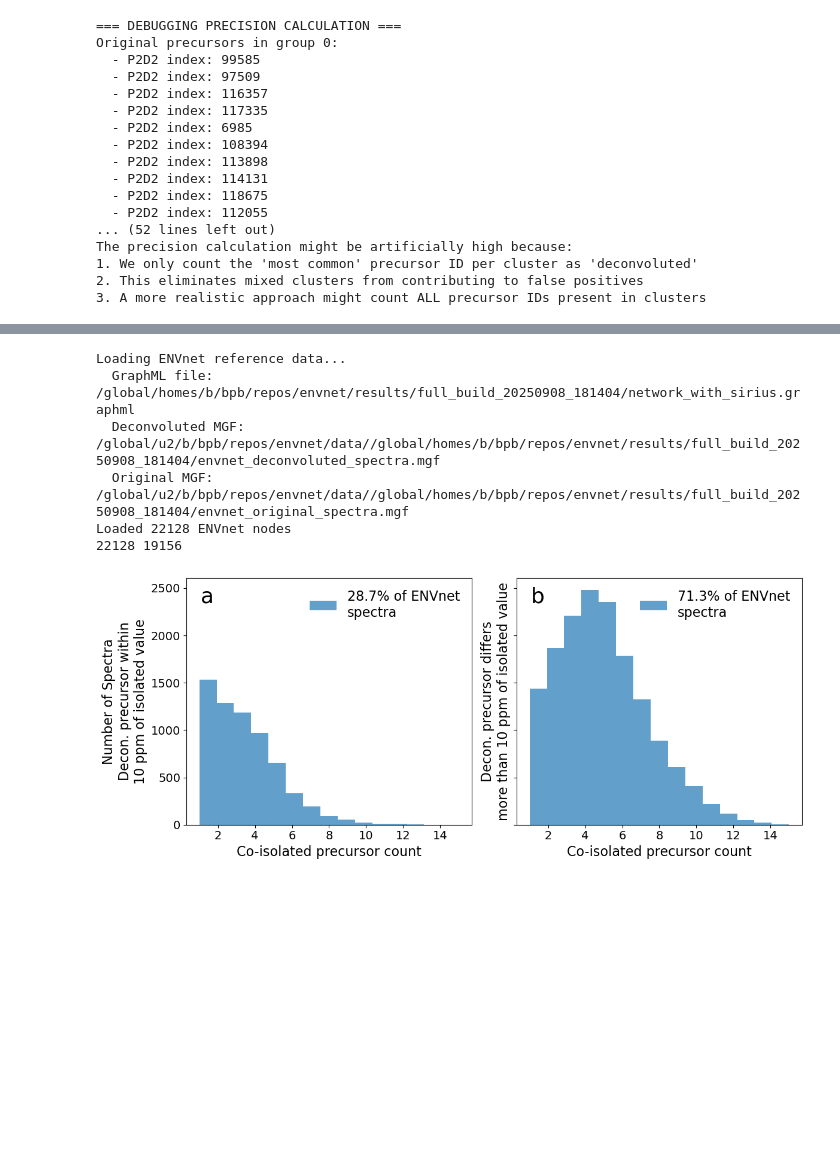
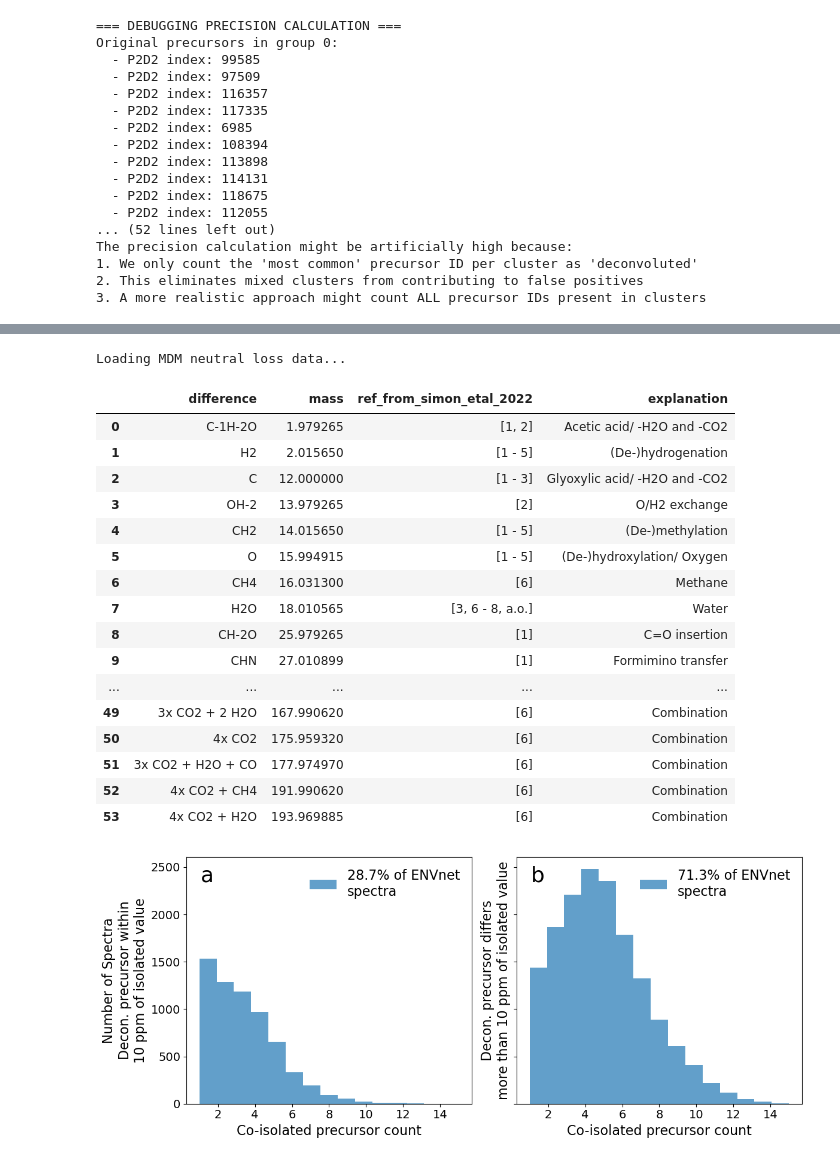
Before and after one commit to biorack/envnet, a Jupyter notebook: notebooks/make_deconvolution_validation_figures.ipynb, the cells around one changed output, grey strips where cells are left out. Cells and saved outputs as stored; diff of their text form; code cells hidden in the pictures; blank space fills up the shorter version.

```diff
--- a/notebooks/make_deconvolution_validation_figures.ipynb
+++ b/notebooks/make_deconvolution_validation_figures.ipynb
@@ -236,21 +271,28 @@ else:
+# %%
+print("Loading MDM neutral loss data...")
+mdm_path = Path(PYTHONPATH) / "envnet" / "data" / "mdm_neutral_losses.csv"
+mdm_df = pd.read_csv(mdm_path)
+mdm_df
+# %% [output]
+Loading MDM neutral loss data...
+|  | difference | mass | ref_from_simon_etal_2022 | explanation |
+| 0 | C-1H-2O | 1.979265 | [1, 2] | Acetic acid/ -H2O and -CO2 |
+| 1 | H2 | 2.015650 | [1 - 5] | (De-)hydrogenation |
+| 2 | C | 12.000000 | [1 - 3] | Glyoxylic acid/ -H2O and -CO2 |
+| 3 | OH-2 | 13.979265 | [2] | O/H2 exchange |
+| 4 | CH2 | 14.015650 | [1 - 5] | (De-)methylation |
+| 5 | O | 15.994915 | [1 - 5] | (De-)hydroxylation/ Oxygen |
+| 6 | CH4 | 16.031300 | [6] | Methane |
+| 7 | H2O | 18.010565 | [3, 6 - 8, a.o.] | Water |
+| 8 | CH-2O | 25.979265 | [1] | C=O insertion |
+| 9 | CHN | 27.010899 | [1] | Formimino transfer |
+| ... | ... | ... | ... | ... |
+| 49 | 3x CO2 + 2 H2O | 167.990620 | [6] | Combination |
+| 50 | 4x CO2 | 175.959320 | [6] | Combination |
+| 51 | 3x CO2 + H2O + CO | 177.974970 | [6] | Combination |
+| 52 | 4x CO2 + CH4 | 191.990620 | [6] | Combination |
+| 53 | 4x CO2 + H2O | 193.969885 | [6] | Combination |
 # %%
-import os
-PYTHONPATH = "/global/homes/b/bpb/repos/envnet"
-if PYTHONPATH not in sys.path:
-    sys.path.insert(0, PYTHONPATH)
-
-from envnet.annotation.core import AnnotationEngine
-annotation_engine = AnnotationEngine()
-ref_dir = '/global/homes/b/bpb/repos/envnet/results/full_build_20250908_181404/'
-node_data = annotation_engine.load_envnet_reference(
-    graphml_file=os.path.join(ref_dir, "network_with_sirius.graphml"),
-    mgf_base_name=os.path.join(ref_dir, "envnet")
-)
-print(df.shape[0],sum(df['coisolated_precursor_count']>1))
-cols = [  'precursor_mz', 'isolated_precursor_mz','coisolated_precursor_count',
-       'filename', 'rt', 'num_datapoints', 'peak_area', 'peak_height', 'mz_centroid', 'rt_peak']
-df = node_data['nodes'][cols].copy()
-df['mz_error'] = abs(df['precursor_mz'] - df['isolated_precursor_mz']) / df['precursor_mz'] * 1e6
 
 import matplotlib.pyplot as plt
 import matplotlib
@@ -260,6 +302,33 @@ matplotlib.rcParams['ps.fonttype'] = 42   # Also for PostScript output
 matplotlib.rcParams['font.sans-serif'] = ['DejaVu Sans']#,'Geneva', 'DejaVu Sans', 'Liberation Sans', 'sans-serif']
 
 fig,ax = plt.subplots(nrows=1,ncols=2,figsize=(12,5),sharex=True, sharey=True, tight_layout=True)
+# fig,ax = plt.subplots(nrows=1,ncols=2,figsize=(12,5), tight_layout=True)
+# idx = df['coisolated_precursor_count'] >1
+# ax[0].hist(df['coisolated_precursor_count'], bins=(len(df['coisolated_precursor_count'].unique())),label=f'{sum(idx)/df.shape[0]:.1%} of ENVnet\nspectra originally\nchimeric', alpha=0.7)
+# edges = np.linspace(0,0.2,200)
+# idx = (df['coisolated_precursor_count'] >0) & (df['mz_error'] > 0.00)
+# ax[1].hist(df.loc[idx,'mz_error'], bins=edges, alpha=1)
+# C=12
+# H=1.00782503207
+# O=15.99491461956
+# S=31.9720711744
+# N=14.0030740048
+# d = (12 + 4*1.00782503207)- 15.99491461956
+# ax[1].axvline(d, color='red', linestyle='--', label='CH4-O mass difference',alpha=0.5)
+# ax[1].axvline(2*d, color='red', linestyle='--', label='2(CH4-O) mass difference',alpha=0.5)
+# sd = (C+4*H+O) - S
+# ax[1].axvline(sd, color='red', linestyle='--', label='CH4O-S mass difference',alpha=0.5)
+
+# idx1 = (df['coisolated_precursor_count'] >1) & abs(df['mz_error'] < 0.01)
+# close_mz = sum(idx1)
+# total_chimeric = sum(df['coisolated_precursor_count'] >1)
+# print(f"{close_mz} out of {total_chimeric} chimeric spectra have a deconvoluted precursor within 0.01 m/z of the isolated value ({close_mz/total_chimeric:.1%})")
+
+# nd = (C+2*H) - N
+# nd = (N+2*H) - O
+# Delta 1: H-1NO, Delta 2: CHO, Combined: -0.012575999999999254
+# nd = (C+H*2+O) - (N+O)
+# ax[1].axvline(nd, color='red', linestyle='--', label='CH2 - N mass difference',alpha=0.5)
 idx = df['mz_error'] < 10
 ax[0].hist(df.loc[idx,'coisolated_precursor_count'], bins=(len(df['coisolated_precursor_count'].unique())),label=f'{sum(idx)/df.shape[0]:.1%} of ENVnet\nspectra', alpha=0.7)
 idx = df['mz_error'] >= 10
@@ -278,12 +347,6 @@ ax[1].text(0.05, 0.9, 'b', transform=ax[1].transAxes, fontsize=26)
 # increase font size of ticks
 ax[0].tick_params(axis='both', which='major', labelsize=14)
 ax[1].tick_params(axis='both', which='major', labelsize=14)
-fig.savefig('../validation_results/envnet_deconvolution_coisolation_stats.pdf')
+# fig.savefig('../validation_results/envnet_deconvolution_coisolation_stats.pdf')
 # %% [output]
-Loading ENVnet reference data...
-  GraphML file: /global/homes/b/bpb/repos/envnet/results/full_build_20250908_181404/network_with_sirius.graphml
-  Deconvoluted MGF: /global/u2/b/bpb/repos/envnet/data//global/homes/b/bpb/repos/envnet/results/full_build_20250908_181404/envnet_deconvoluted_spectra.mgf
-  Original MGF: /global/u2/b/bpb/repos/envnet/data//global/homes/b/bpb/repos/envnet/results/full_build_20250908_181404/envnet_original_spectra.mgf
-Loaded 22128 ENVnet nodes
-22128 19156
 [figure]
```
Also changed, not shown: parts of 6 cells of this notebook, 2 other files.
